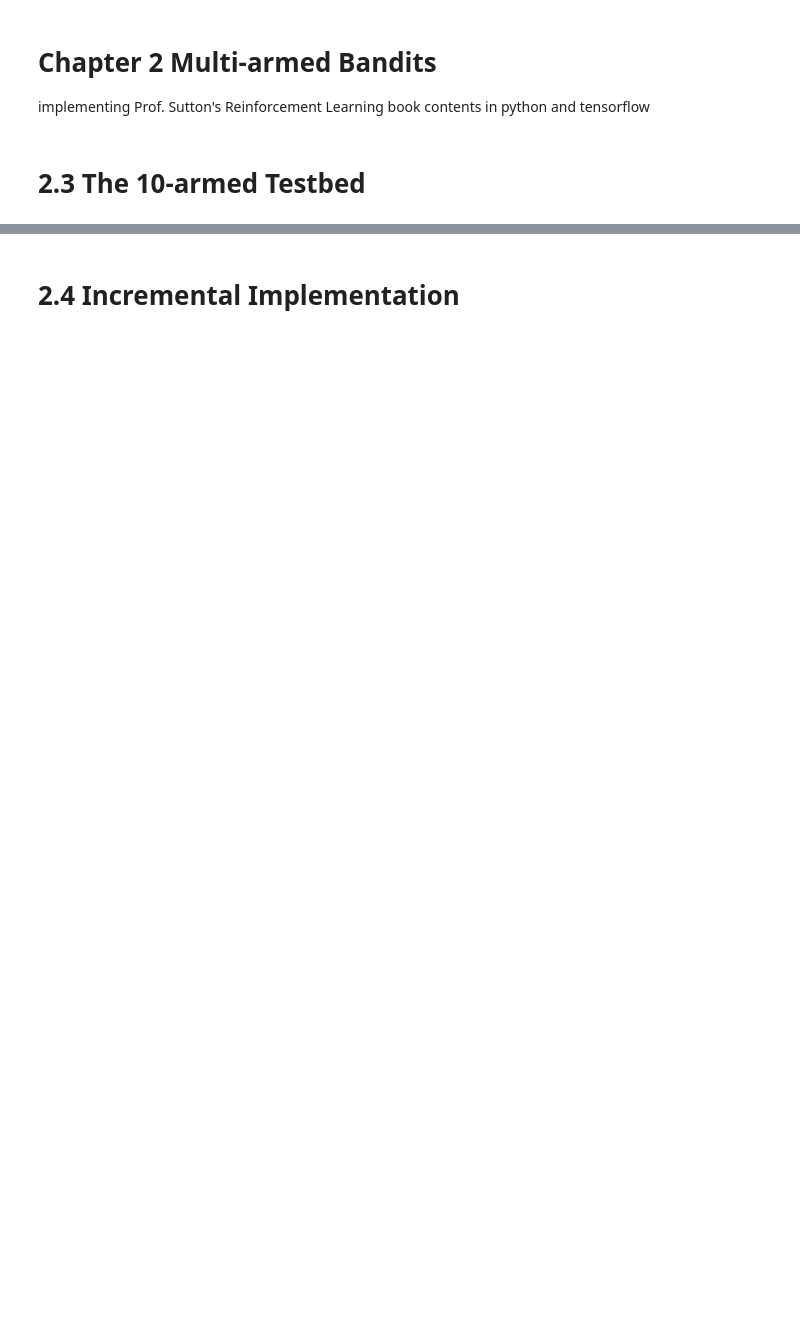
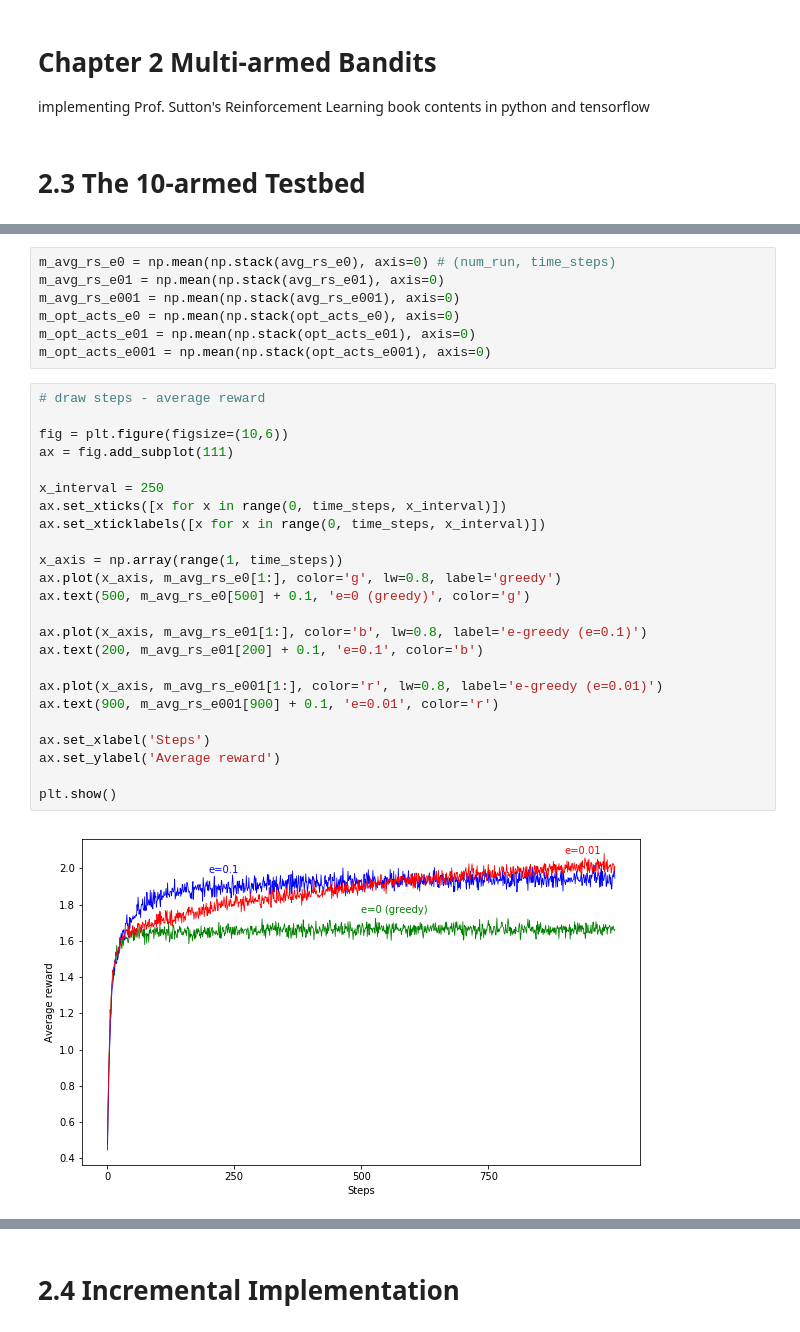
Before and after one commit to Ingenjoy/reinforcement2e, a Jupyter notebook: chapter2/chapter2_yoonforh.ipynb, the cells around one changed output, grey strips where cells are left out. Cells and saved outputs as stored; diff of their text form; blank space fills up the shorter version.

```diff
--- a/chapter2/chapter2_yoonforh.ipynb
+++ b/chapter2/chapter2_yoonforh.ipynb
@@ -10,0 +159,33 @@ implementing Prof. Sutton's Reinforcement Learning book contents in python and t
+# %%
+m_avg_rs_e0 = np.mean(np.stack(avg_rs_e0), axis=0) # (num_run, time_steps)
+m_avg_rs_e01 = np.mean(np.stack(avg_rs_e01), axis=0)
+m_avg_rs_e001 = np.mean(np.stack(avg_rs_e001), axis=0)
+m_opt_acts_e0 = np.mean(np.stack(opt_acts_e0), axis=0)
+m_opt_acts_e01 = np.mean(np.stack(opt_acts_e01), axis=0)
+m_opt_acts_e001 = np.mean(np.stack(opt_acts_e001), axis=0)
+# %%
+# draw steps - average reward
+
+fig = plt.figure(figsize=(10,6))
+ax = fig.add_subplot(111)
+
+x_interval = 250
+ax.set_xticks([x for x in range(0, time_steps, x_interval)])
+ax.set_xticklabels([x for x in range(0, time_steps, x_interval)])
+
+x_axis = np.array(range(1, time_steps))
+ax.plot(x_axis, m_avg_rs_e0[1:], color='g', lw=0.8, label='greedy')
+ax.text(500, m_avg_rs_e0[500] + 0.1, 'e=0 (greedy)', color='g')
+
+ax.plot(x_axis, m_avg_rs_e01[1:], color='b', lw=0.8, label='e-greedy (e=0.1)')
+ax.text(200, m_avg_rs_e01[200] + 0.1, 'e=0.1', color='b')
+
+ax.plot(x_axis, m_avg_rs_e001[1:], color='r', lw=0.8, label='e-greedy (e=0.01)')
+ax.text(900, m_avg_rs_e001[900] + 0.1, 'e=0.01', color='r')
+
+ax.set_xlabel('Steps')
+ax.set_ylabel('Average reward')
+
+plt.show()
+# %% [output]
+[figure, added]
```
Also changed, not shown: parts of 11 cells of this notebook.
